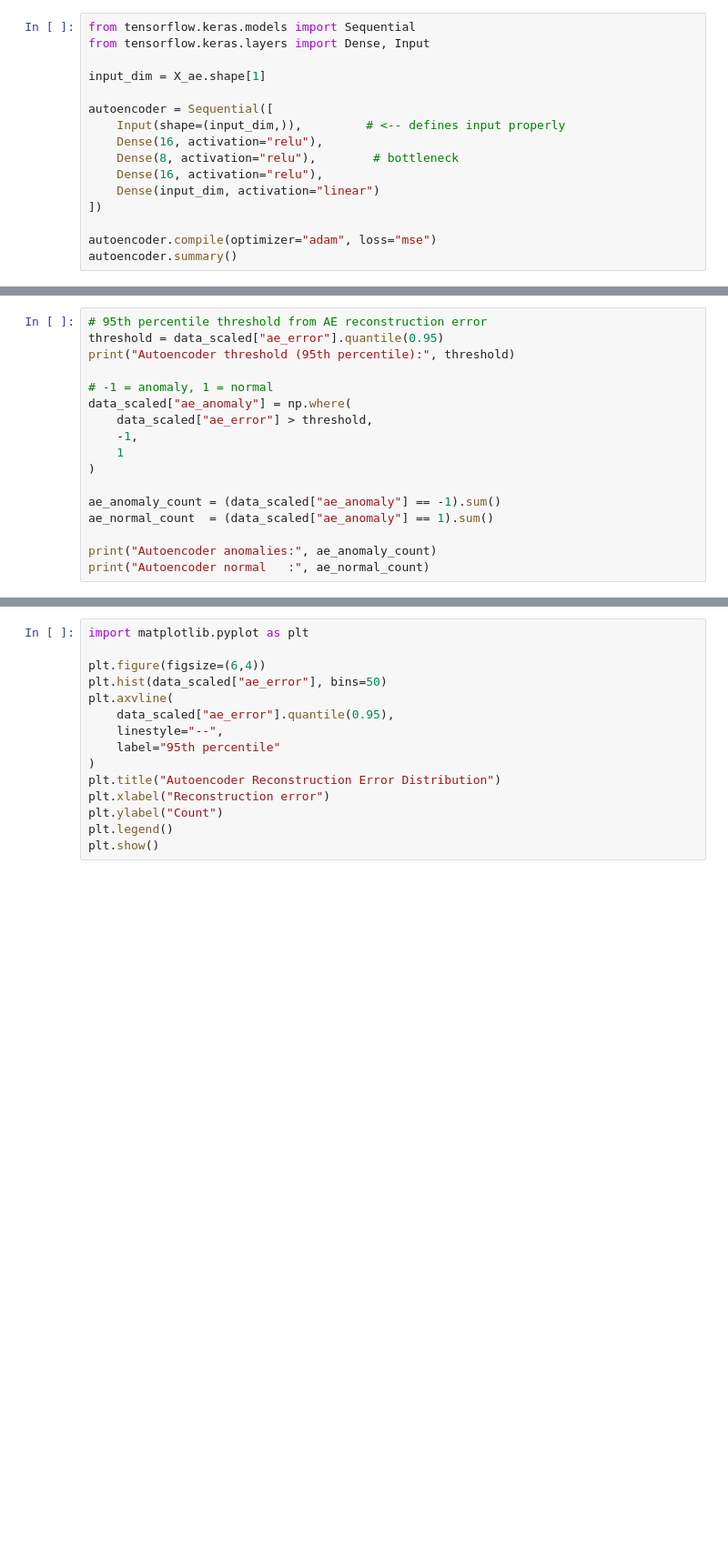
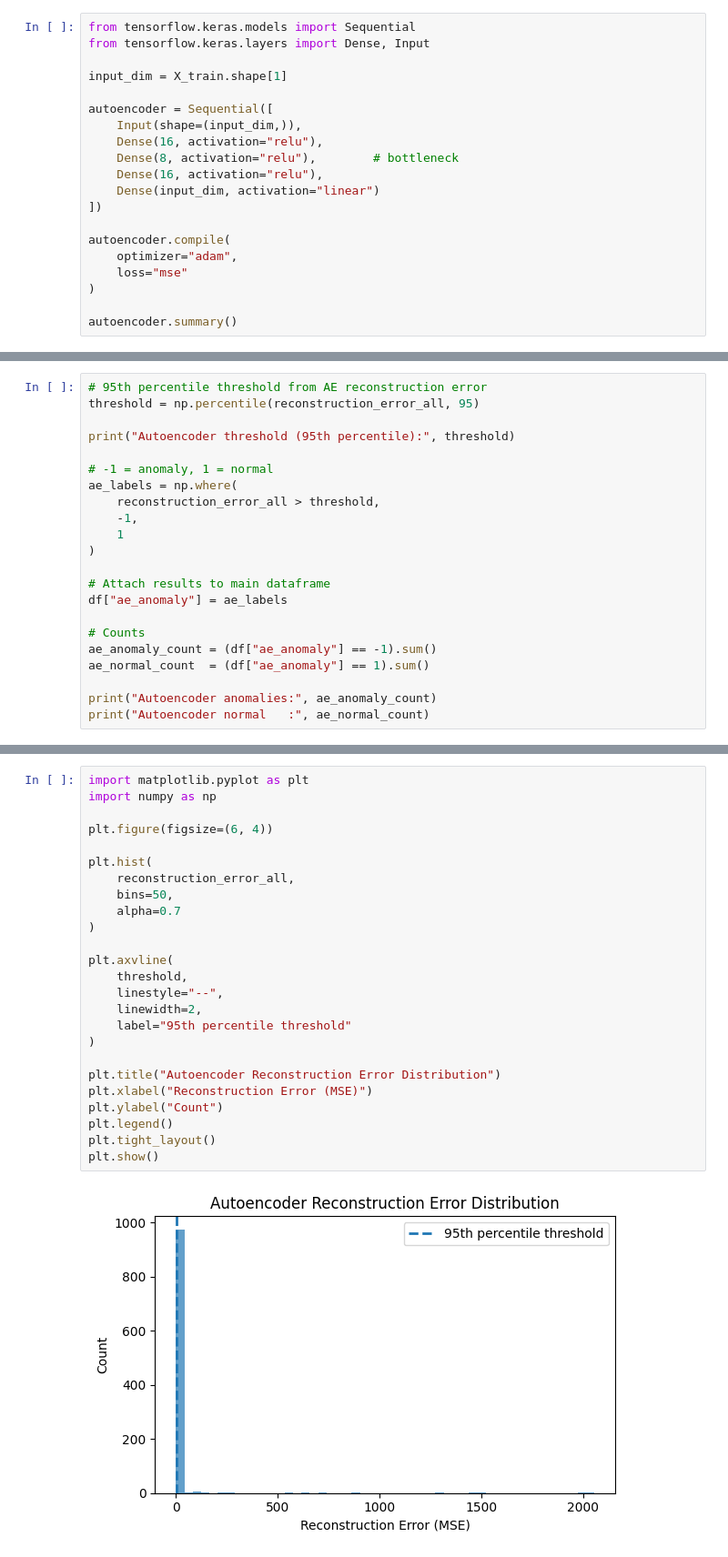
Before and after one commit to minaozdogan/Blockchain-Smart-Contract-Transaction-Anomaly-Detection-Project, a Jupyter notebook: notebooks/autoencoder.ipynb, the cells around one changed output, grey strips where cells are left out. Shown at 91% size. Saved outputs shown, nothing was run; the diff lists cells and outputs as text; blank space fills up the shorter version.

Commit message:
autoencoders error fixes

```diff
--- a/notebooks/autoencoder.ipynb
+++ b/notebooks/autoencoder.ipynb
@@ -37,15 +73,19 @@ X_train, X_val = train_test_split(
 from tensorflow.keras.models import Sequential
 from tensorflow.keras.layers import Dense, Input
 
-input_dim = X_ae.shape[1]
+input_dim = X_train.shape[1]
 
 autoencoder = Sequential([
-    Input(shape=(input_dim,)),         # <-- defines input properly
+    Input(shape=(input_dim,)),
     Dense(16, activation="relu"),
     Dense(8, activation="relu"),        # bottleneck
     Dense(16, activation="relu"),
     Dense(input_dim, activation="linear")
 ])
 
-autoencoder.compile(optimizer="adam", loss="mse")
+autoencoder.compile(
+    optimizer="adam",
+    loss="mse"
+)
+
 autoencoder.summary()
@@ -74,17 +162,22 @@ print(data_scaled["ae_error"].describe())
 # %%
 # 95th percentile threshold from AE reconstruction error
-threshold = data_scaled["ae_error"].quantile(0.95)
+threshold = np.percentile(reconstruction_error_all, 95)
+
 print("Autoencoder threshold (95th percentile):", threshold)
 
 # -1 = anomaly, 1 = normal
-data_scaled["ae_anomaly"] = np.where(
-    data_scaled["ae_error"] > threshold,
+ae_labels = np.where(
+    reconstruction_error_all > threshold,
     -1,
     1
 )
 
-ae_anomaly_count = (data_scaled["ae_anomaly"] == -1).sum()
-ae_normal_count  = (data_scaled["ae_anomaly"] == 1).sum()
+# Attach results to main dataframe
+df["ae_anomaly"] = ae_labels
+
+# Counts
+ae_anomaly_count = (df["ae_anomaly"] == -1).sum()
+ae_normal_count  = (df["ae_anomaly"] == 1).sum()
 
 print("Autoencoder anomalies:", ae_anomaly_count)
 print("Autoencoder normal   :", ae_normal_count)
@@ -91,15 +188,27 @@ print("Autoencoder normal   :", ae_normal_count)
 # %%
 import matplotlib.pyplot as plt
+import numpy as np
 
-plt.figure(figsize=(6,4))
-plt.hist(data_scaled["ae_error"], bins=50)
+plt.figure(figsize=(6, 4))
+
+plt.hist(
+    reconstruction_error_all,
+    bins=50,
+    alpha=0.7
+)
+
 plt.axvline(
-    data_scaled["ae_error"].quantile(0.95),
+    threshold,
     linestyle="--",
-    label="95th percentile"
+    linewidth=2,
+    label="95th percentile threshold"
 )
+
 plt.title("Autoencoder Reconstruction Error Distribution")
-plt.xlabel("Reconstruction error")
+plt.xlabel("Reconstruction Error (MSE)")
 plt.ylabel("Count")
 plt.legend()
+plt.tight_layout()
 plt.show()
+# %% [output]
+[figure, added]
```
Also changed, not shown: parts of 13 cells of this notebook.
